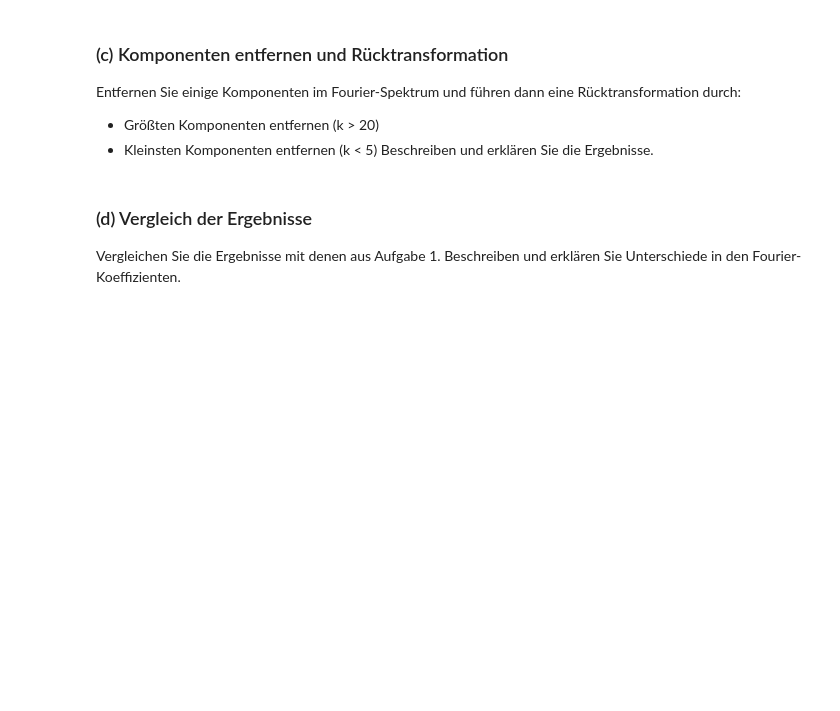
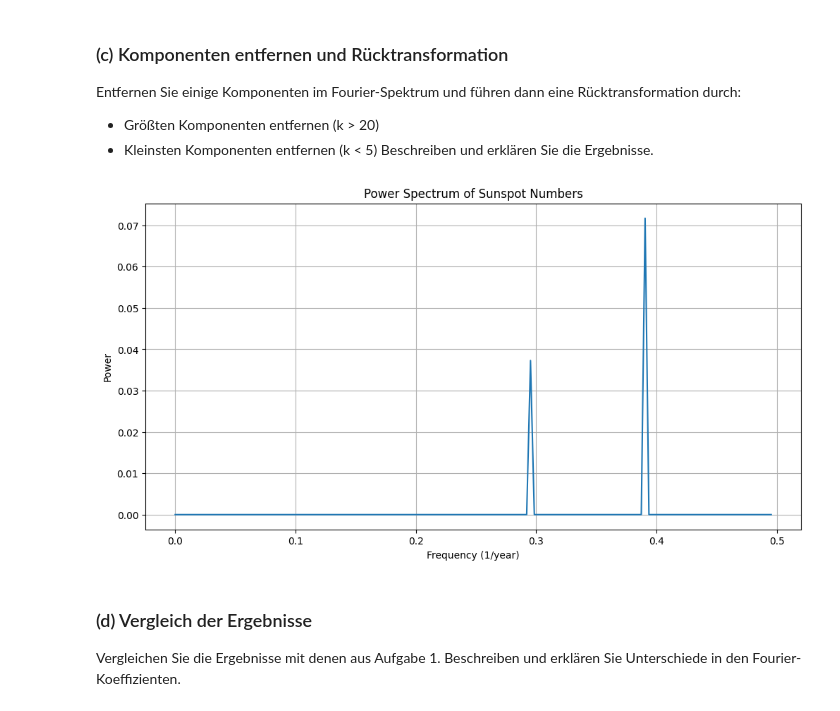
Before and after one commit to infamousperi/FourierTransformation, a Jupyter notebook: MC2.ipynb, the cells around one changed output. Drawn from its saved outputs; the diff is of its cells as text; code cells hidden in the pictures; blank space fills up the shorter version.

```diff
--- a/MC2.ipynb
+++ b/MC2.ipynb
@@ -101,6 +135,15 @@ Entfernen Sie einige Komponenten im Fourier-Spektrum und führen dann eine Rück
 - Größten Komponenten entfernen (k > 20)
 - Kleinsten Komponenten entfernen (k < 5)
 Beschreiben und erklären Sie die Ergebnisse.
+# %%
+k_greater_than = 20
+k_less_than = 5
+reconstructed_signal, yf_mod = FA_sunspots.modify_spectrum_and_reconstruct(yf, k_greater_than, k_less_than)
+# %%
+power_spectrum, xf, yf = FA_sunspots.calculate_power_spectrum(sunspot_numbers, yf_mod)
+FA_sunspots.show_sunspot_power_spectrum(xf, power_spectrum)
+# %% [output]
+[figure, added]
 # %% [markdown]
 ### (d) Vergleich der Ergebnisse
 Vergleichen Sie die Ergebnisse mit denen aus Aufgabe 1. Beschreiben und erklären Sie Unterschiede in den Fourier-Koeffizienten.
```
Also changed, not shown: parts of 15 cells of this notebook, 5 other files.
